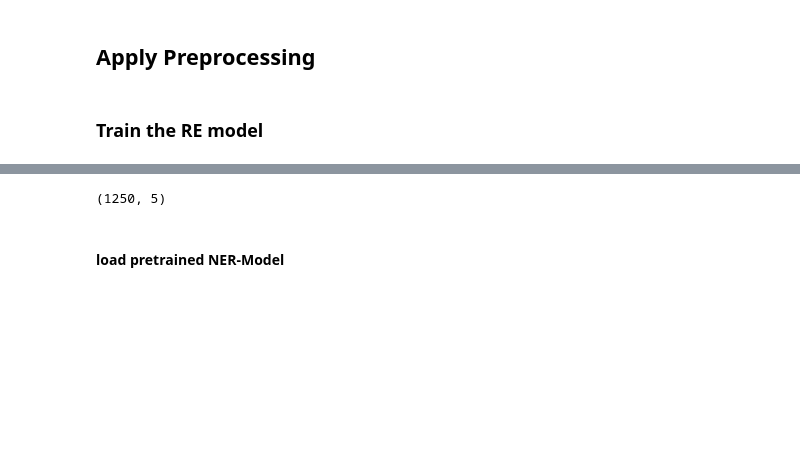
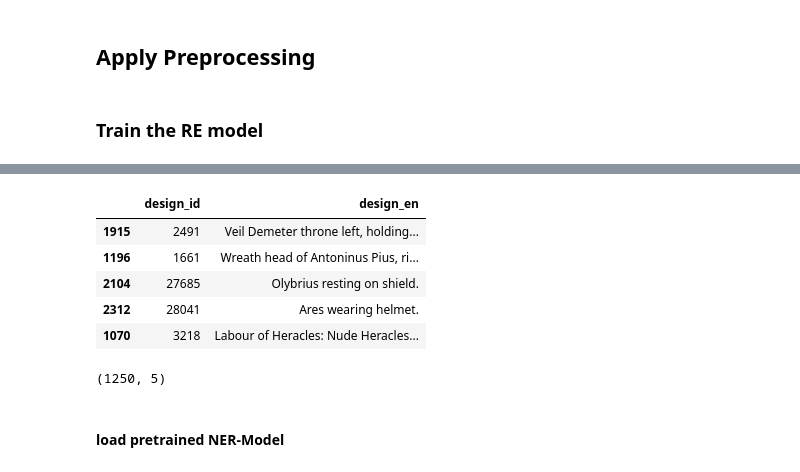
Before and after one commit to Frankfurt-BigDataLab/NLP-on-multilingual-coin-datasets, a Jupyter notebook: Notebooks English/Relation_Extraction_New.ipynb, the cells around one changed output, grey strips where cells are left out. Cells and saved outputs as stored; diff of their text form; code cells hidden in the pictures; blank space fills up the shorter version.

```diff
--- a/Notebooks English/Relation_Extraction_New.ipynb
+++ b/Notebooks English/Relation_Extraction_New.ipynb
@@ -190,3 +229,12 @@ X.head()
+# %%
+X_test.head()
+# %% [output]
+|  | design_id | design_en |
+| 1915 | 2491 | Veil Demeter throne left, holding... |
+| 1196 | 1661 | Wreath head of Antoninus Pius, ri... |
+| 2104 | 27685 | Olybrius resting on shield. |
+| 2312 | 28041 | Ares wearing helmet. |
+| 1070 | 3218 | Labour of Heracles: Nude Heracles... |
 # %%
 X.shape
 # %% [output]
```
Also changed, not shown: parts of 12 cells of this notebook, 11 other files.
